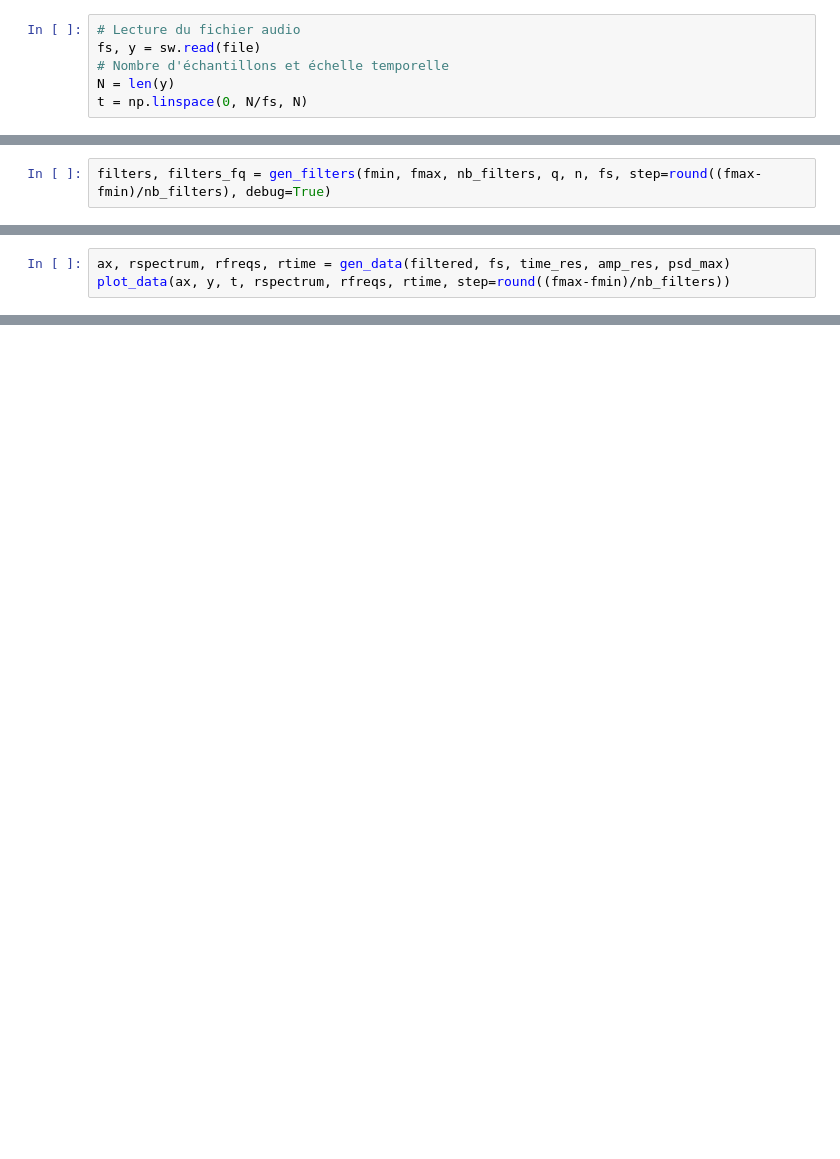
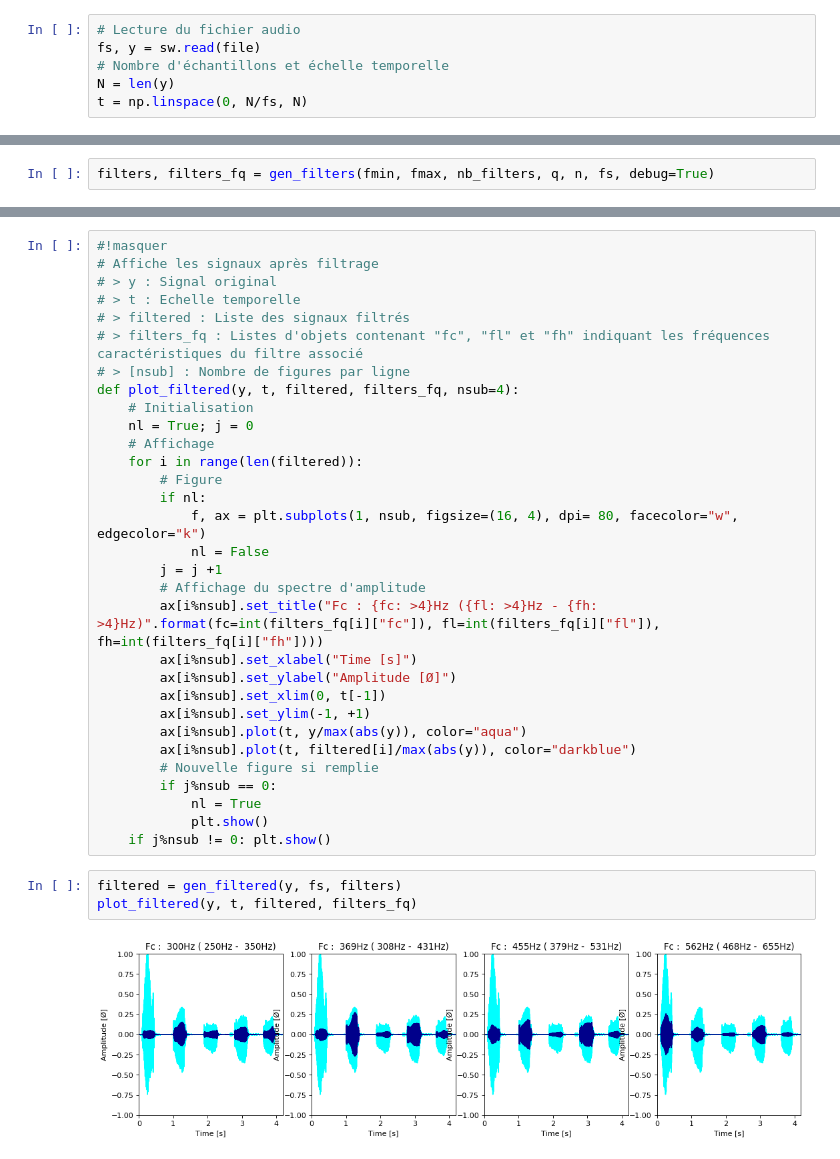
Before and after one commit to lowlighter/sound, a Jupyter notebook: Projet M1.ipynb, the cells around one changed output, grey strips where cells are left out. Saved outputs shown, nothing was run; the diff lists cells and outputs as text; blank space fills up the shorter version.

Commit message:
Updated texts, added filtered signals visualization, switched to logarithm scale bank filter espacements, corrected a bug with quadratic values, started implementing live recorder and analyzer

```diff
--- a/Projet M1.ipynb
+++ b/Projet M1.ipynb
@@ -177,2 +70,0 @@ def gen_filters(fmin, fmax, nb_filters, q, n, fs, step, debug=False):
-# %%
-filters, filters_fq = gen_filters(fmin, fmax, nb_filters, q, n, fs, step=round((fmax-fmin)/nb_filters), debug=True)
@@ -326,3 +70,0 @@ def gen_data(filtered, fs, time_res, amp_res, psd_max, nm = 2):
-# %%
-ax, rspectrum, rfreqs, rtime = gen_data(filtered, fs, time_res, amp_res, psd_max)
-plot_data(ax, y, t, rspectrum, rfreqs, rtime, step=round((fmax-fmin)/nb_filters))
@@ -401,0 +200,2 @@ compute(
+# %%
+filters, filters_fq = gen_filters(fmin, fmax, nb_filters, q, n, fs, debug=True)
@@ -401,0 +271,36 @@ compute(
+# %%
+#!masquer
+# Affiche les signaux après filtrage
+# > y : Signal original
+# > t : Echelle temporelle
+# > filtered : Liste des signaux filtrés
+# > filters_fq : Listes d'objets contenant "fc", "fl" et "fh" indiquant les fréquences caractéristiques du filtre associé
+# > [nsub] : Nombre de figures par ligne
+def plot_filtered(y, t, filtered, filters_fq, nsub=4):
+    # Initialisation
+    nl = True; j = 0
+    # Affichage
+    for i in range(len(filtered)):
+        # Figure
+        if nl:
+            f, ax = plt.subplots(1, nsub, figsize=(16, 4), dpi= 80, facecolor="w", edgecolor="k")
+            nl = False
+        j = j +1
+        # Affichage du spectre d'amplitude
+        ax[i%nsub].set_title("Fc : {fc: >4}Hz ({fl: >4}Hz - {fh: >4}Hz)".format(fc=int(filters_fq[i]["fc"]), fl=int(filters_fq[i]["fl"]), fh=int(filters_fq[i]["fh"])))
+        ax[i%nsub].set_xlabel("Time [s]")
+        ax[i%nsub].set_ylabel("Amplitude [Ø]")
+        ax[i%nsub].set_xlim(0, t[-1])
+        ax[i%nsub].set_ylim(-1, +1)
+        ax[i%nsub].plot(t, y/max(abs(y)), color="aqua")
+        ax[i%nsub].plot(t, filtered[i]/max(abs(y)), color="darkblue")
+        # Nouvelle figure si remplie
+        if j%nsub == 0:
+            nl = True
+            plt.show()
+    if j%nsub != 0: plt.show()
+# %%
+filtered = gen_filtered(y, fs, filters)
+plot_filtered(y, t, filtered, filters_fq)
+# %% [output]
+[figure, added]
```
Also changed, not shown: parts of 72 cells of this notebook, 2 other files.
